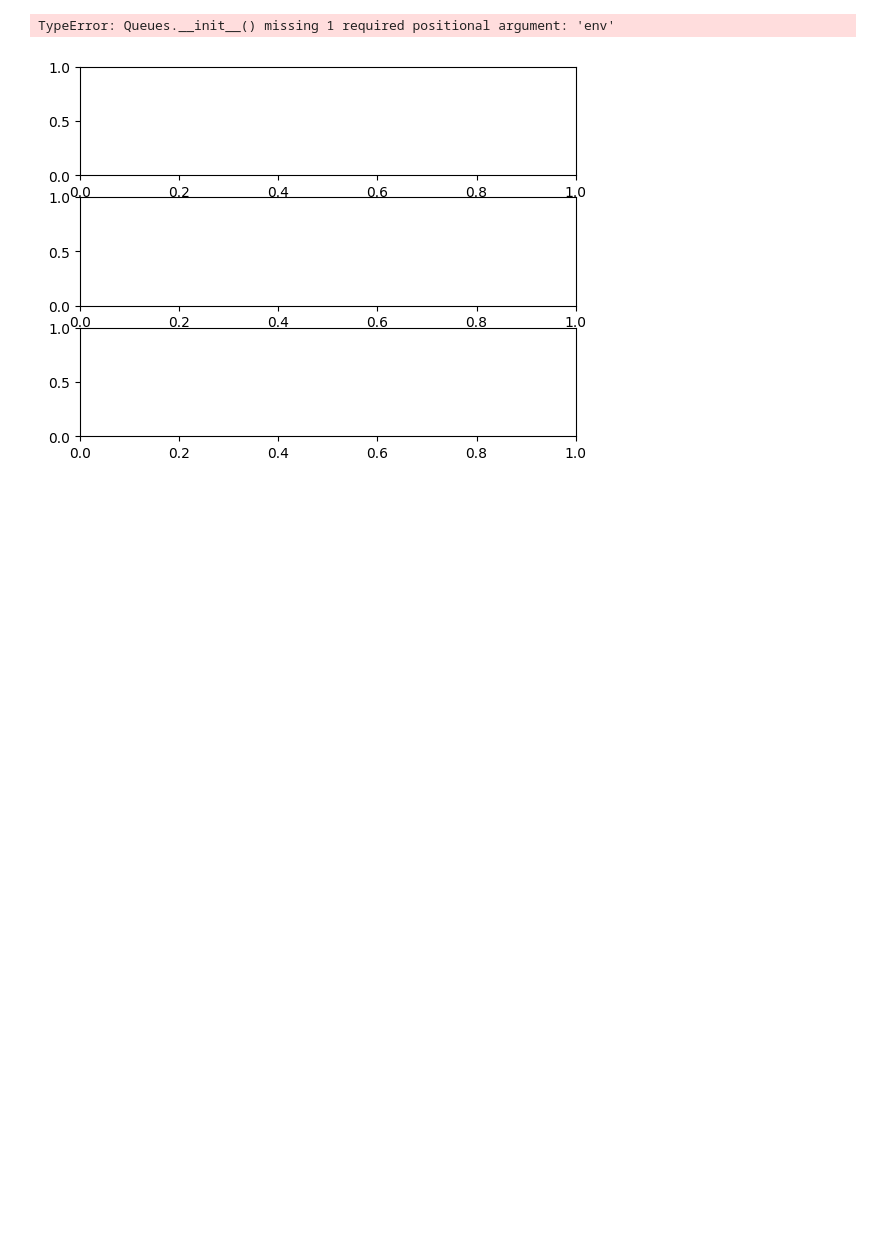
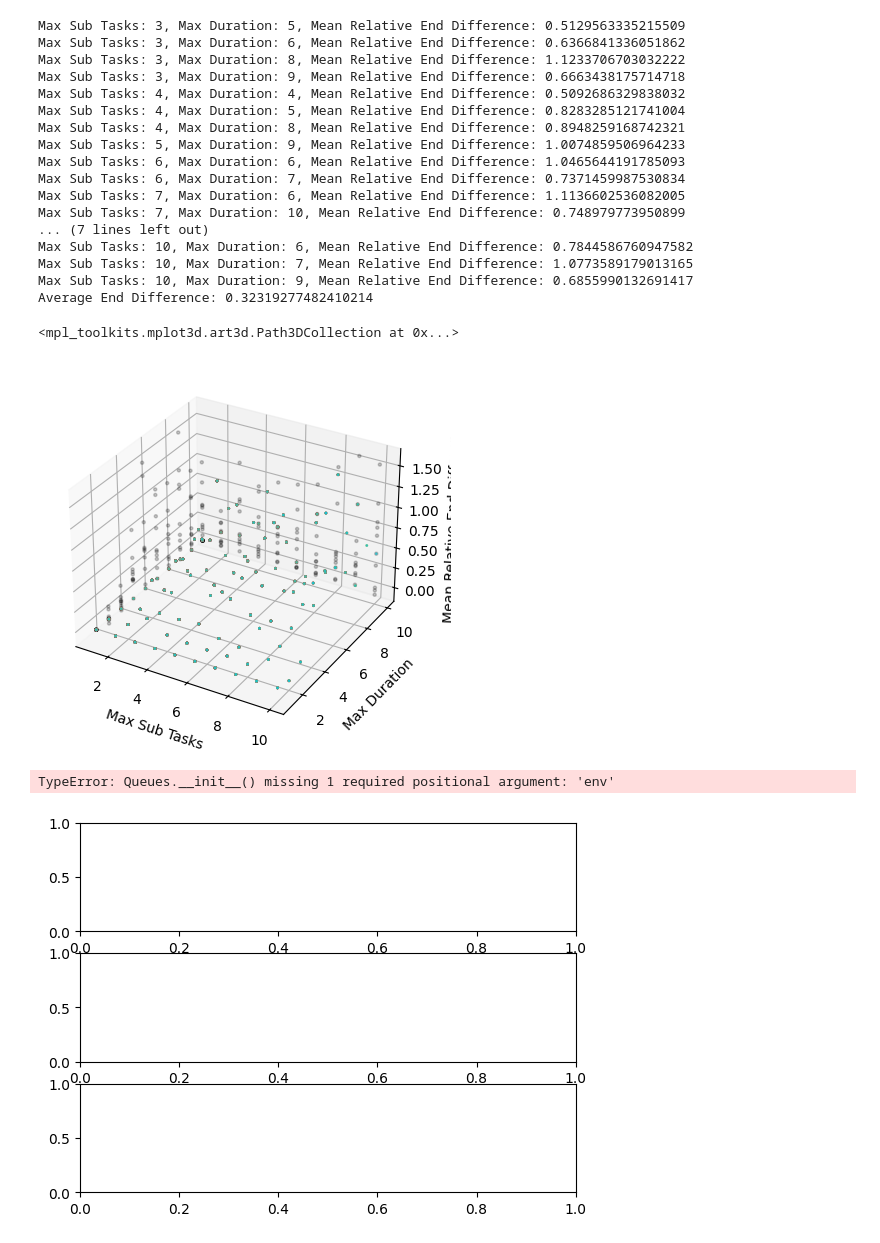
Before and after one commit to Munich-Quantum-Software-Stack/QRM-and-CI, a Jupyter notebook: src/scheduler_runner/schedulers/test_nb.ipynb, the cells around one changed output. Saved outputs shown, nothing was run; the diff lists cells and outputs as text; code cells hidden in the pictures; blank space fills up the shorter version.

```diff
--- a/src/scheduler_runner/schedulers/test_nb.ipynb
+++ b/src/scheduler_runner/schedulers/test_nb.ipynb
@@ -265,8 +289,8 @@ for num_tasks in range(100, 101):
 
 
             # Distribute tasks evenly among queues
-            distribute_equally(tasks, skipping_qs, skipping_scheduler)
-            distribute_equally(tasks_copy, fifo_qs, fifo_scheduler)
+            distribute_equally(tasks, skipping_qs, skipping_scheduler, aging=True)
+            distribute_equally(tasks_copy, fifo_qs, fifo_scheduler, aging=True)
 
             # Load sub_tasks into the SimPy queues
             skipping_qs.load_to_simpy_queue()
@@ -315,33 +339,53 @@ for num_tasks in range(100, 101):
             mean_end_diff = np.mean(rel_end_diff)
 
             # Calculate the difference in durations -> could be negative
 
             rel_diff = (np.array(fifo_durations) - np.array(skipping_durations)) / np.array(fifo_durations)
             mean_diff = np.mean(rel_diff)
             max_diff = max(rel_diff)
 
             # Update the plot
 
             x.append(max_sub_tasks)
             y.append(max_duration)
             z.append(mean_end_diff)
 
             # Update the plot
             ax.scatter(x, y, z, s=1)  # Plot x, y, z in 3D
 
             if mean_end_diff > 0.5:
                 print(f"Max Sub Tasks: {max_sub_tasks}, Max Duration: {max_duration}, Mean Relative End Difference: {mean_end_diff}")
 
 ax.set_xlabel('Max Sub Tasks')
 ax.set_ylabel('Max Duration')
 ax.set_zlabel('Mean Relative End Difference')
 plt.draw()  # Redraw the plot
 
 print(f"Average End Difference: {np.mean(z)}")
 # Plot shadows on the planes
 #ax.scatter(x, y, min(z), c='black', marker='.', alpha=0.2)  # Shadow on the x-y plane
 ax.scatter(x, max(y), z, c='black', marker='.', alpha=0.2)  # Shadow on the x-z plane
 ax.scatter(min(x), y, z, c='black', marker='.', alpha=0.2)  # Shadow on the y-z plane
+# %% [output]
+Max Sub Tasks: 3, Max Duration: 5, Mean Relative End Difference: 0.5129563335215509
+Max Sub Tasks: 3, Max Duration: 6, Mean Relative End Difference: 0.6366841336051862
+Max Sub Tasks: 3, Max Duration: 8, Mean Relative End Difference: 1.1233706703032222
+Max Sub Tasks: 3, Max Duration: 9, Mean Relative End Difference: 0.6663438175714718
+Max Sub Tasks: 4, Max Duration: 4, Mean Relative End Difference: 0.5092686329838032
+Max Sub Tasks: 4, Max Duration: 5, Mean Relative End Difference: 0.8283285121741004
+Max Sub Tasks: 4, Max Duration: 8, Mean Relative End Difference: 0.8948259168742321
+Max Sub Tasks: 5, Max Duration: 9, Mean Relative End Difference: 1.0074859506964233
+Max Sub Tasks: 6, Max Duration: 6, Mean Relative End Difference: 1.0465644191785093
+Max Sub Tasks: 6, Max Duration: 7, Mean Relative End Difference: 0.7371459987530834
+Max Sub Tasks: 7, Max Duration: 6, Mean Relative End Difference: 1.1136602536082005
+Max Sub Tasks: 7, Max Duration: 10, Mean Relative End Difference: 0.748979773950899
+... (7 lines left out)
+Max Sub Tasks: 10, Max Duration: 6, Mean Relative End Difference: 0.7844586760947582
+Max Sub Tasks: 10, Max Duration: 7, Mean Relative End Difference: 1.0773589179013165
+Max Sub Tasks: 10, Max Duration: 9, Mean Relative End Difference: 0.6855990132691417
+Average End Difference: 0.32319277482410214
+<mpl_toolkits.mplot3d.art3d.Path3DCollection at 0x...>
+[figure, added]
 # %%
 import matplotlib.pyplot as plt
 
```
Also changed, not shown: parts of 2 cells of this notebook.
